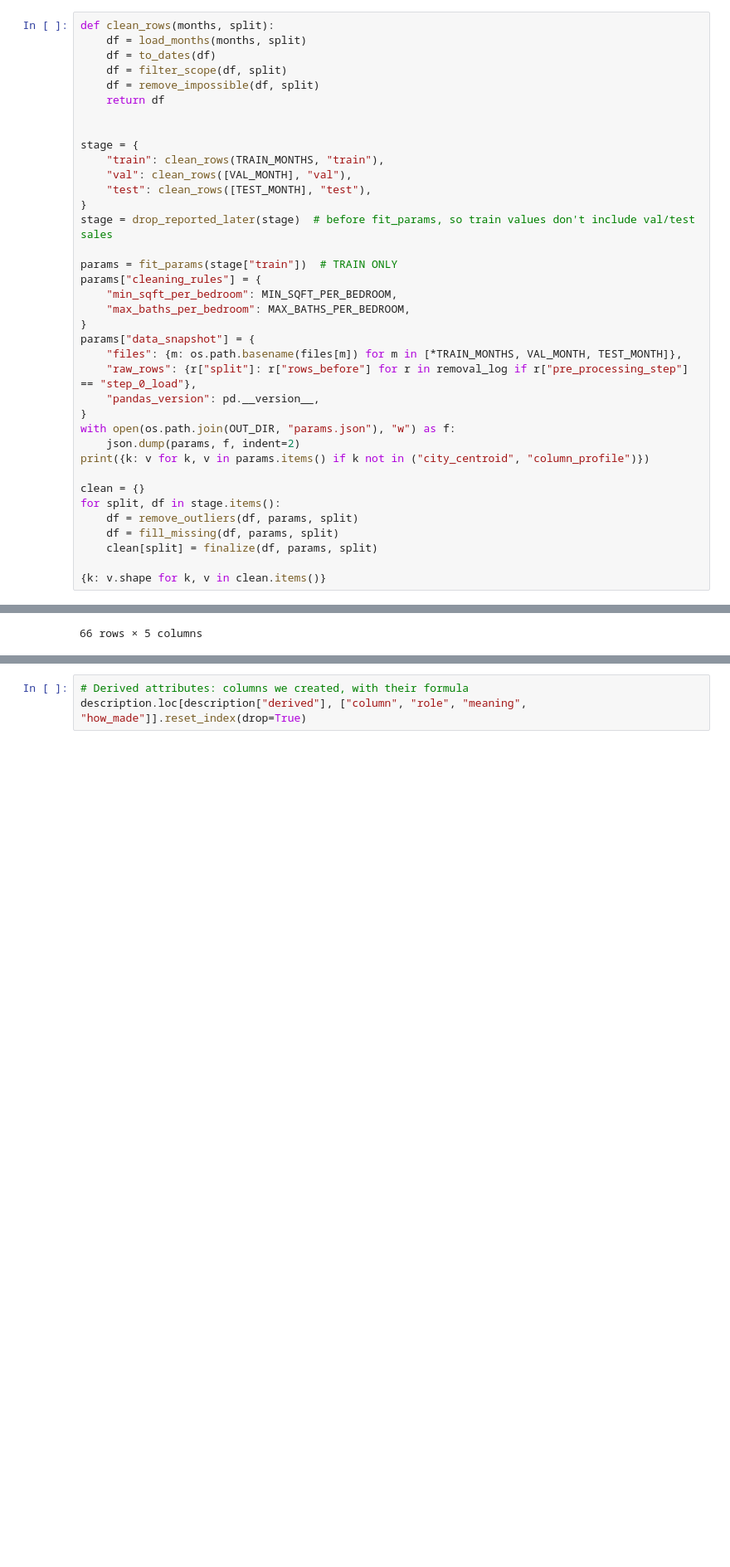
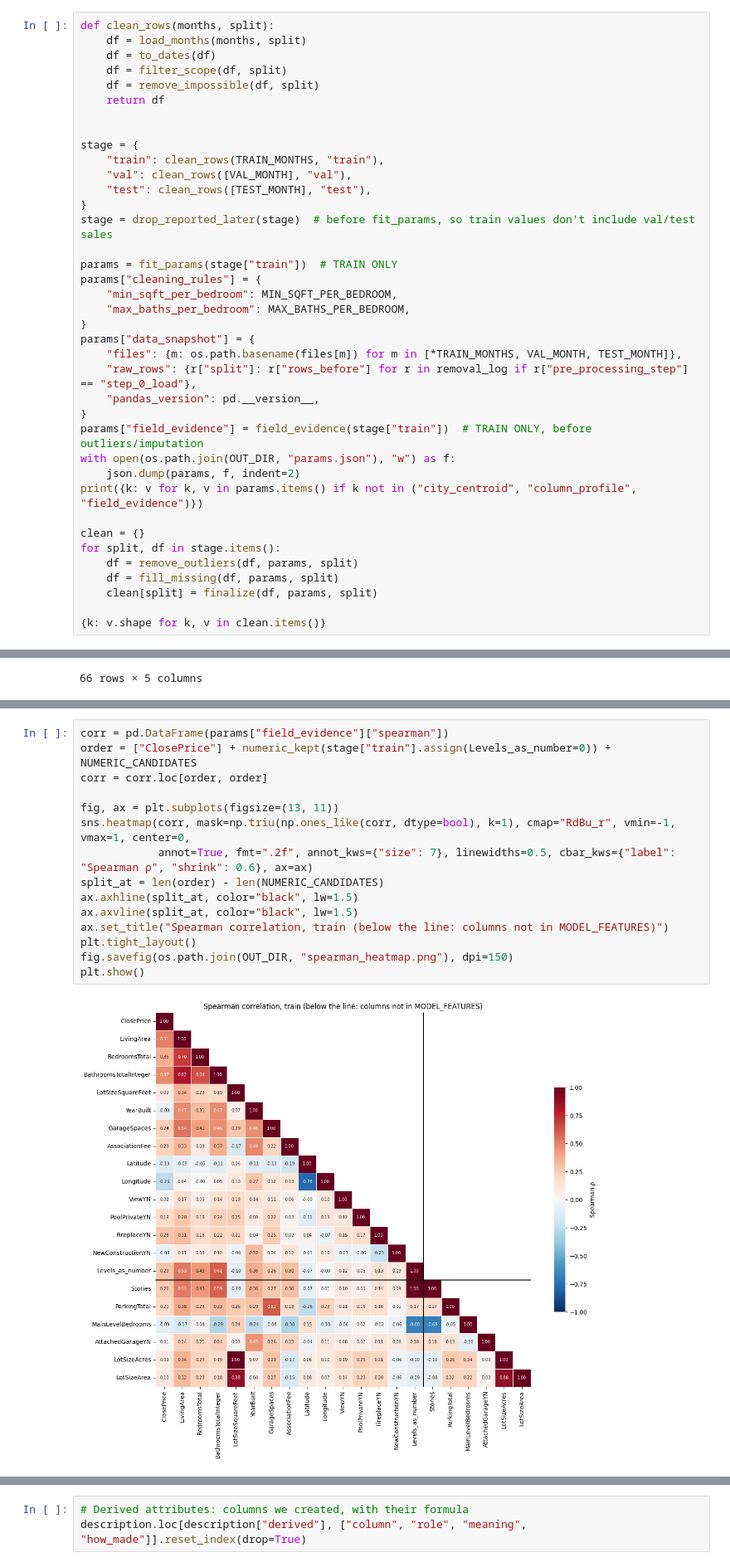
Before and after one commit to eemilycchen/IDX-Exchange-Data-Science, a Jupyter notebook: 02_preprocessing.ipynb, the cells around one changed output, grey strips where cells are left out. Shown at 83% size. Cells and saved outputs as stored; diff of their text form; blank space fills up the shorter version.

Commit message:
added CRISP standard correlation or significance checks via spearman correlation heatmap

```diff
--- a/02_preprocessing.ipynb
+++ b/02_preprocessing.ipynb
@@ -440,9 +535,10 @@ params["data_snapshot"] = {
     "raw_rows": {r["split"]: r["rows_before"] for r in removal_log if r["pre_processing_step"] == "step_0_load"},
     "pandas_version": pd.__version__,
 }
+params["field_evidence"] = field_evidence(stage["train"])  # TRAIN ONLY, before outliers/imputation
 with open(os.path.join(OUT_DIR, "params.json"), "w") as f:
     json.dump(params, f, indent=2)
-print({k: v for k, v in params.items() if k not in ("city_centroid", "column_profile")})
+print({k: v for k, v in params.items() if k not in ("city_centroid", "column_profile", "field_evidence")})
 
 clean = {}
 for split, df in stage.items():
@@ -548,0 +650,17 @@ train_missing = {c: v["percent_missing"] for c, v in params["column_profile"].it
+# %%
+corr = pd.DataFrame(params["field_evidence"]["spearman"])
+order = ["ClosePrice"] + numeric_kept(stage["train"].assign(Levels_as_number=0)) + NUMERIC_CANDIDATES
+corr = corr.loc[order, order]
+
+fig, ax = plt.subplots(figsize=(13, 11))
+sns.heatmap(corr, mask=np.triu(np.ones_like(corr, dtype=bool), k=1), cmap="RdBu_r", vmin=-1, vmax=1, center=0,
+            annot=True, fmt=".2f", annot_kws={"size": 7}, linewidths=0.5, cbar_kws={"label": "Spearman ρ", "shrink": 0.6}, ax=ax)
+split_at = len(order) - len(NUMERIC_CANDIDATES)
+ax.axhline(split_at, color="black", lw=1.5)
+ax.axvline(split_at, color="black", lw=1.5)
+ax.set_title("Spearman correlation, train (below the line: columns not in MODEL_FEATURES)")
+plt.tight_layout()
+fig.savefig(os.path.join(OUT_DIR, "spearman_heatmap.png"), dpi=150)
+plt.show()
+# %% [output]
+[figure, added]
```
Also changed, not shown: parts of 6 cells of this notebook.
